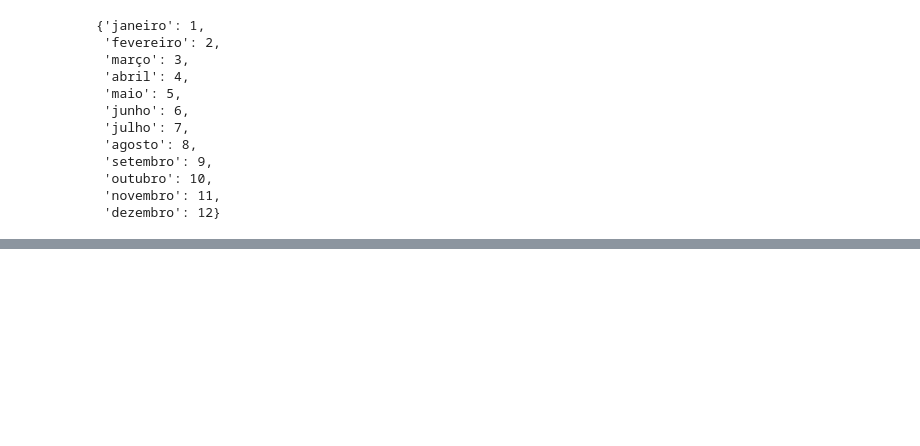
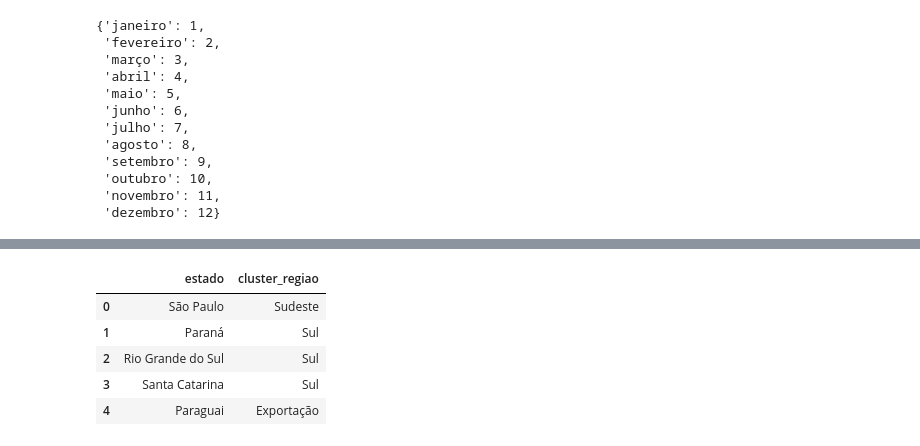
Before and after one commit to alexaugusto23/python_developer, a Jupyter notebook: Planejamento - Lógicas/Scripts e Notebooks/logicas_pyplan.ipynb, the cells around one changed output, grey strips where cells are left out. Saved outputs shown, nothing was run; the diff lists cells and outputs as text; code cells hidden in the pictures; blank space fills up the shorter version.

```diff
--- a/Planejamento - Lógicas/Scripts e Notebooks/logicas_pyplan.ipynb
+++ b/Planejamento - Lógicas/Scripts e Notebooks/logicas_pyplan.ipynb
@@ -2034,3 +2034,6 @@ _fn(False,True)
  'outubro': 10,
  'novembro': 11,
  'dezembro': 12}
+# %%
+_data = {'estado':['São Paulo', 'Paraná', 'Rio Grande do Sul', 'Santa Catarina', 'Paraguai', 'Mato Grosso', 'Mato Grosso do Sul', 'Bahia', 'Espírito Santo', 'Minas Gerais', 'Rio de Janeiro', 'Ceará', 'Maranhão', 'Paraíba', 'Pernambuco', 'Piauí', 'Sergipe', 'Distrito Federal', 'Goiás', 'Pará', 'Rondônia', 'Tocantins', 'Alagoas', 'Rio Grande do Norte', 'Acre', 'Amazonas']}
+_df = pd.DataFrame(_data)
@@ -2036,0 +2049,16 @@ _fn(False,True)
+# %%
+_df['cluster_regiao'] = np.where(_df['estado'].isin(['Acre', 'Amazonas', 'Pará', 'Rondônia', 'Tocantins']), 'Norte',
+                        np.where(_df['estado'].isin(['Alagoas', 'Bahia', 'Ceará', 'Maranhão', 'Paraíba', 'Pernambuco', 'Piauí', 'Rio Grande do Norte', 'Sergipe']), 'Nordeste',
+                        np.where(_df['estado'].isin(['Distrito Federal', 'Goiás', 'Mato Grosso', 'Mato Grosso do Sul']), 'Centro-Oeste',
+                        np.where(_df['estado'].isin(['Espírito Santo', 'Minas Gerais', 'Rio de Janeiro', 'São Paulo']), 'Sudeste',
+                        np.where(_df['estado'].isin(['Paraná', 'Rio Grande do Sul', 'Santa Catarina']), 'Sul',
+                        np.where(_df['estado'].isin(['Paraguai']), 'Exportação',''))))))
+# %%
+_df.head(5)
+# %% [output]
+|  | estado | cluster_regiao |
+| 0 | São Paulo | Sudeste |
+| 1 | Paraná | Sul |
+| 2 | Rio Grande do Sul | Sul |
+| 3 | Santa Catarina | Sul |
+| 4 | Paraguai | Exportação |
```
Also changed, not shown: parts of 1 cell of this notebook.
